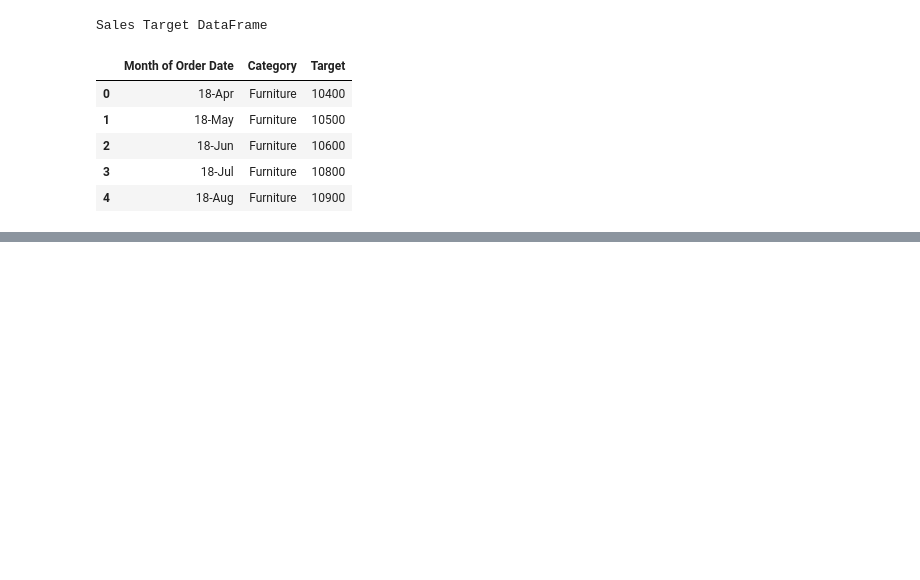
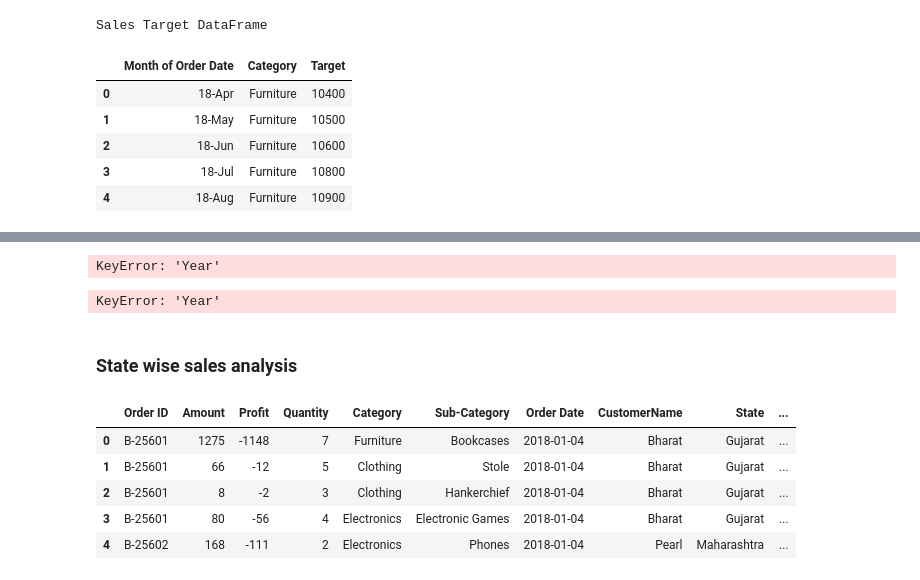
Before and after one commit to aa-ryan/Sales_analysis, a Jupyter notebook: Solution.ipynb, the cells around one changed output, grey strips where cells are left out. Cells and saved outputs as stored; diff of their text form; code cells hidden in the pictures; blank space fills up the shorter version.

```diff
--- a/Solution.ipynb
+++ b/Solution.ipynb
@@ -130,0 +241,59 @@ Sales Target DataFrame
+# %%
+year_wiseDF = year_wiseDF.reset_index(drop=True)
+year_wiseDF["Color"] = np.where(year_wiseDF["Profit"]<0, 'Loss', 'Profit')
+
+year_month_2018 = year_wiseDF[year_wiseDF['Year']==2018]
+fig = px.bar(year_month_2018, x='Month_Number', y='Profit', color='Color',
+             title="Monthly Profit in 2018",
+             labels=dict(Month_Number="Month", Profit="Profit", Color="Legends"),
+             color_discrete_map={
+                 'Loss': '#EC2049',
+                 'Profit': '#358701'},
+             hover_data=["Month", "Profit"],
+             template='plotly_white')
+
+fig.update_layout(yaxis_tickprefix = '', yaxis_tickformat = ',.0f')
+
+fig.update_layout(
+    xaxis = dict(
+        tickvals = [1, 2, 3, 4, 5, 6, 7,8 ,9, 10, 11, 12],
+        ticktext = ['Jan', 'Feb', 'Mar', 'Apr', 'May', 'Jun', 'Jul', 'Aug', 'Sep', 'Oct', 'Nov', 'Dec']
+    )
+)
+fig.show()
+# %% [output]
+KeyError: 'Year'
+# %%
+year_month_2019 = year_wiseDF[year_wiseDF['Year'] == 2019]
+fig = px.bar(year_month_2019, x='Month_Number', y='Profit', color='Color',
+             title="Monthly Profit in 2019",
+             labels=dict(Month_Number="Month", Profit="Profit", Color="Results"),
+             color_discrete_map={
+                 'Loss': '#EC2049',
+                 'Profit': '#358701'},
+             hover_data=["Month", "Profit"],
+             template='plotly_white')
+
+fig.update_layout(yaxis_tickprefix = '₹', yaxis_tickformat = ',.0f')
+
+fig.update_layout(
+    xaxis = dict(
+        tickvals = [1, 2, 3, 4, 5, 6, 7,8 ,9, 10, 11, 12],
+        ticktext = ['Jan', 'Feb', 'Mar', 'Apr', 'May', 'Jun', 'Jul', 'Aug', 'Sep', 'Oct', 'Nov', 'Dec']
+    )
+)
+fig.show()
+# %% [output]
+KeyError: 'Year'
+# %% [markdown]
+### State wise sales analysis
+# %%
+state_wise_cat_df = pd.merge(order_details, list_of_orders, on='Order ID', how='left')
+state_wise_cat_df.head()
+# %% [output]
+|  | Order ID | Amount | Profit | Quantity | Category | Sub-Category | Order Date | CustomerName | State | ... |
+| 0 | B-25601 | 1275 | -1148 | 7 | Furniture | Bookcases | 2018-01-04 | Bharat | Gujarat | ... |
+| 1 | B-25601 | 66 | -12 | 5 | Clothing | Stole | 2018-01-04 | Bharat | Gujarat | ... |
+| 2 | B-25601 | 8 | -2 | 3 | Clothing | Hankerchief | 2018-01-04 | Bharat | Gujarat | ... |
+| 3 | B-25601 | 80 | -56 | 4 | Electronics | Electronic Games | 2018-01-04 | Bharat | Gujarat | ... |
+| 4 | B-25602 | 168 | -111 | 2 | Electronics | Phones | 2018-01-04 | Pearl | Maharashtra | ... |
```
Also changed, not shown: parts of 17 cells of this notebook.
